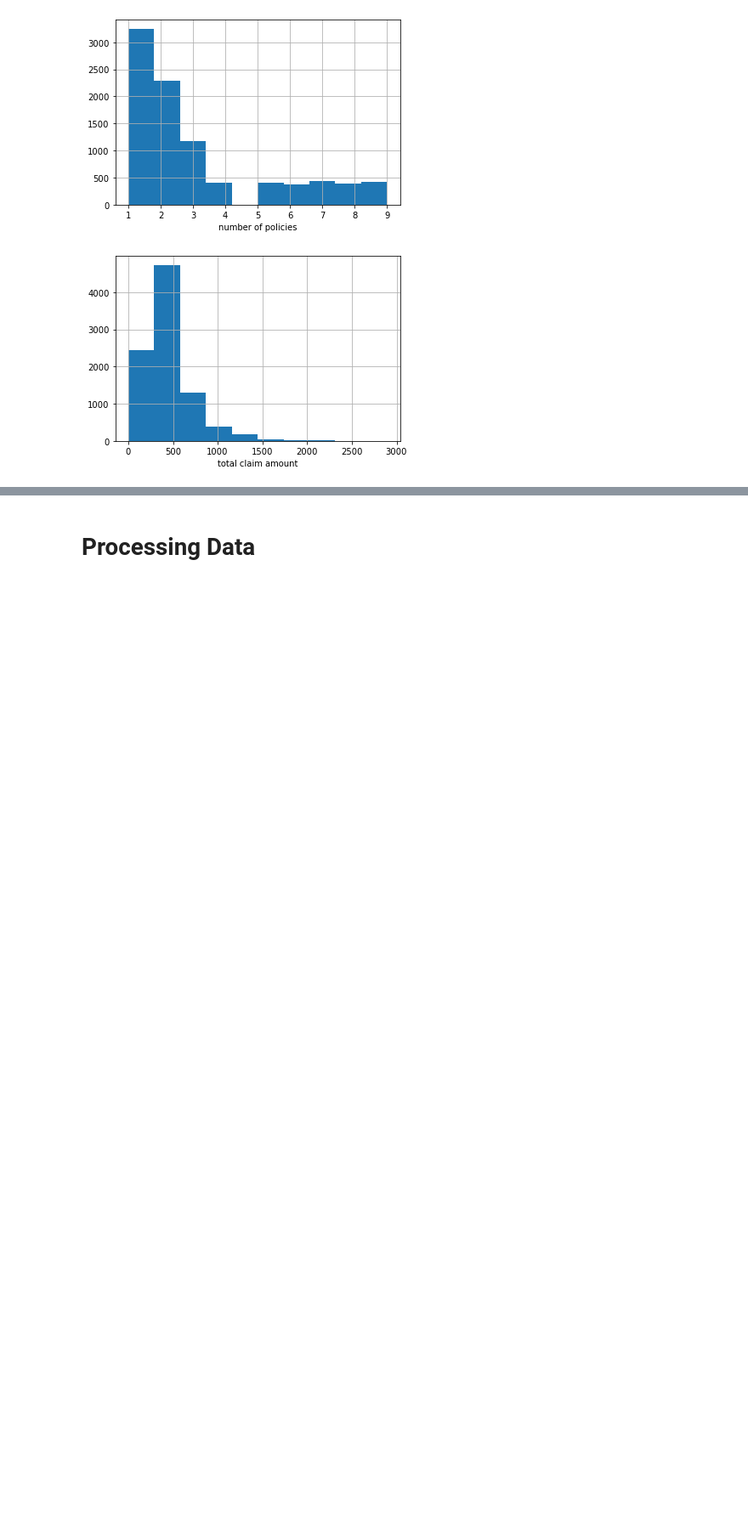
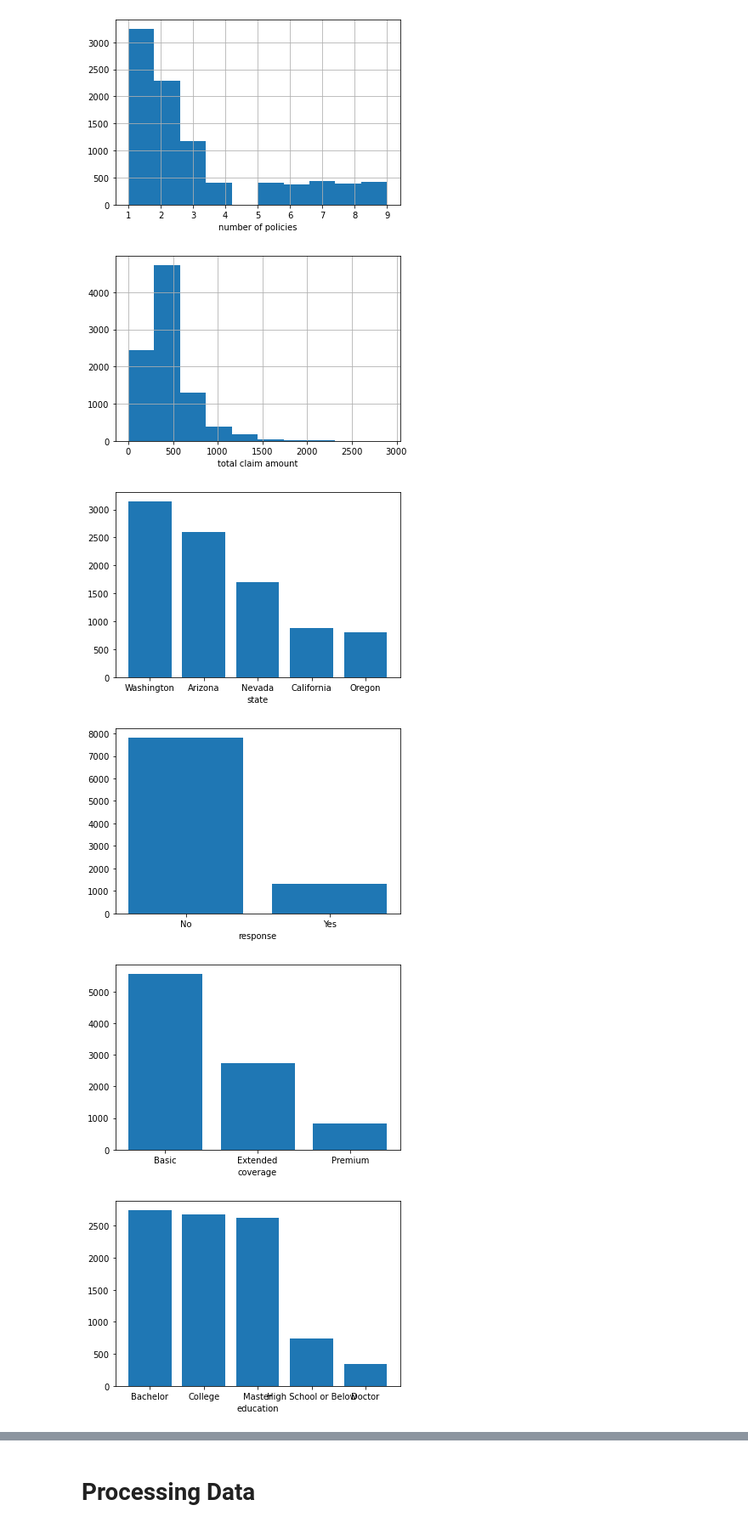
Before and after one commit to jw15667/lab-customer-analysis-final-round, a Jupyter notebook: JupyterWorkbook/Customer_Analysis_Final_Round.ipynb, the cells around one changed output, grey strips where cells are left out. Shown: that part at 85% size. Cells and saved outputs as stored; diff of their text form; code cells hidden in the pictures; blank space fills up the shorter version.

```diff
--- a/JupyterWorkbook/Customer_Analysis_Final_Round.ipynb
+++ b/JupyterWorkbook/Customer_Analysis_Final_Round.ipynb
@@ -163,3 +163,16 @@ for i, column_title in enumerate(numerical_data.columns):
 [figure]
 [figure]
 [figure]
+# %%
+def display_barplot(column_title):
+    return plt.bar(categorical_data[column_title].unique(), categorical_data[column_title].value_counts())
+
+for i, column_title in enumerate(categorical_data.columns):
+    plt.figure(i)
+    plt.xlabel(column_title)
+    display_barplot(column_title)
+# %% [output]
+[figure, added]
+[figure, added]
+[figure, added]
+[figure, added]
```
Also changed, not shown: parts of 2 cells of this notebook.
